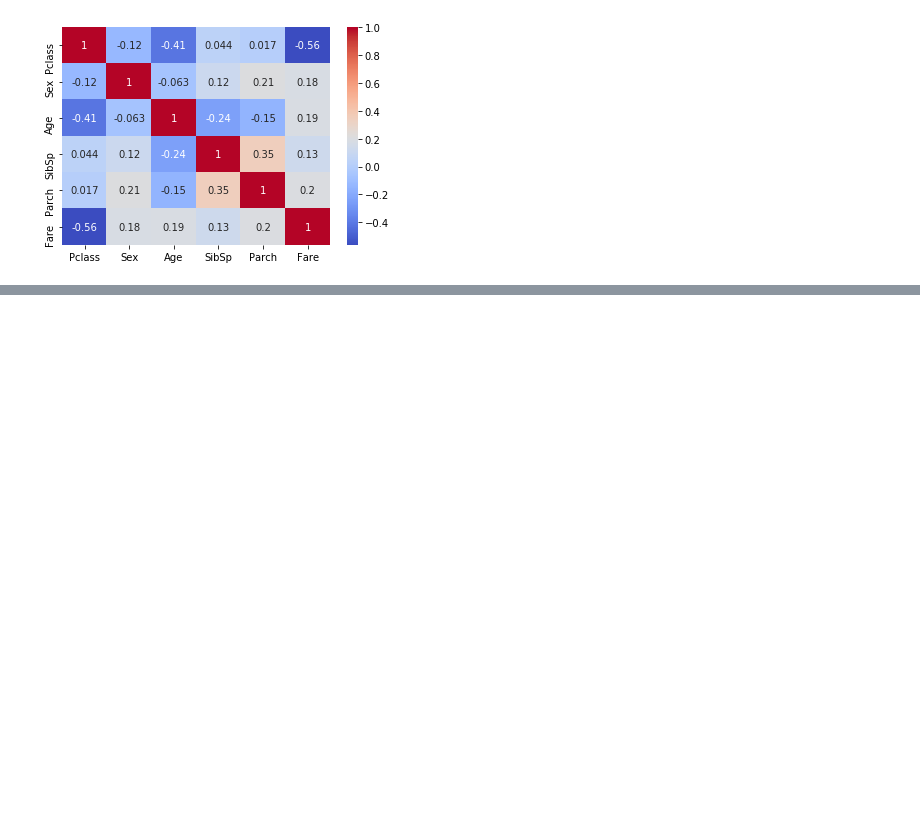
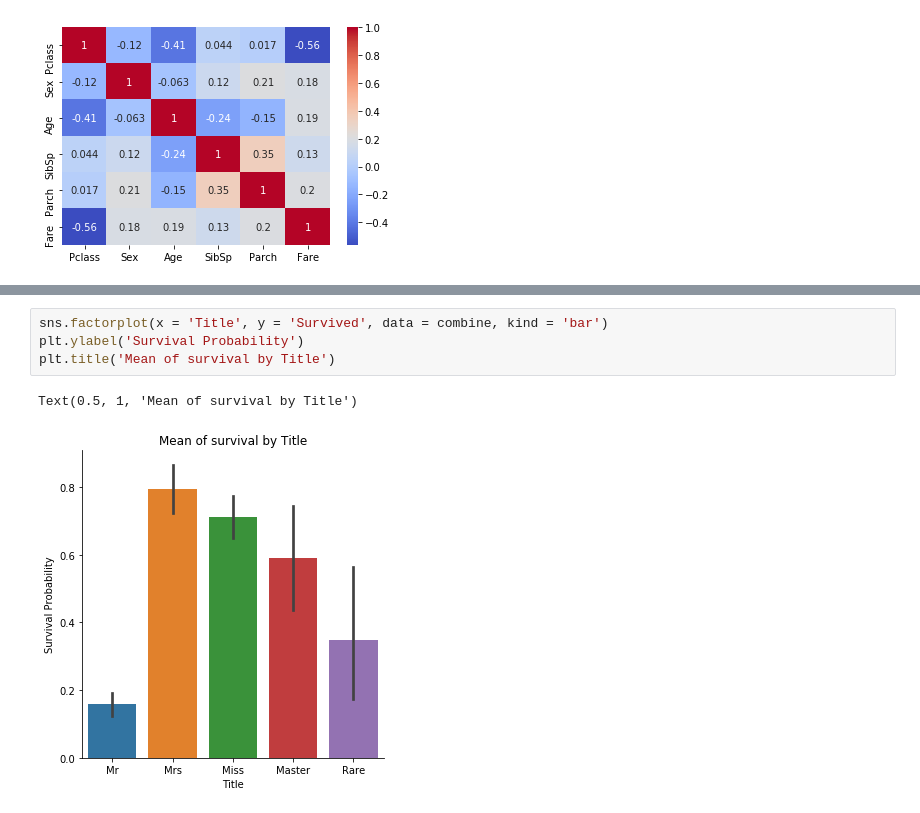
Before and after one commit to chongjason914/kaggle-titanic, a Jupyter notebook: Titanic Tutorial.ipynb, the cells around one changed output, grey strips where cells are left out. Saved outputs shown, nothing was run; the diff lists cells and outputs as text; blank space fills up the shorter version.

```diff
--- a/Titanic Tutorial.ipynb
+++ b/Titanic Tutorial.ipynb
@@ -659,0 +754,7 @@ for index in age_nan_indices:
+# %%
+sns.factorplot(x = 'Title', y = 'Survived', data = combine, kind = 'bar')
+plt.ylabel('Survival Probability')
+plt.title('Mean of survival by Title')
+# %% [output]
+Text(0.5, 1, 'Mean of survival by Title')
+[figure, added]
```
Also changed, not shown: parts of 34 cells of this notebook.
